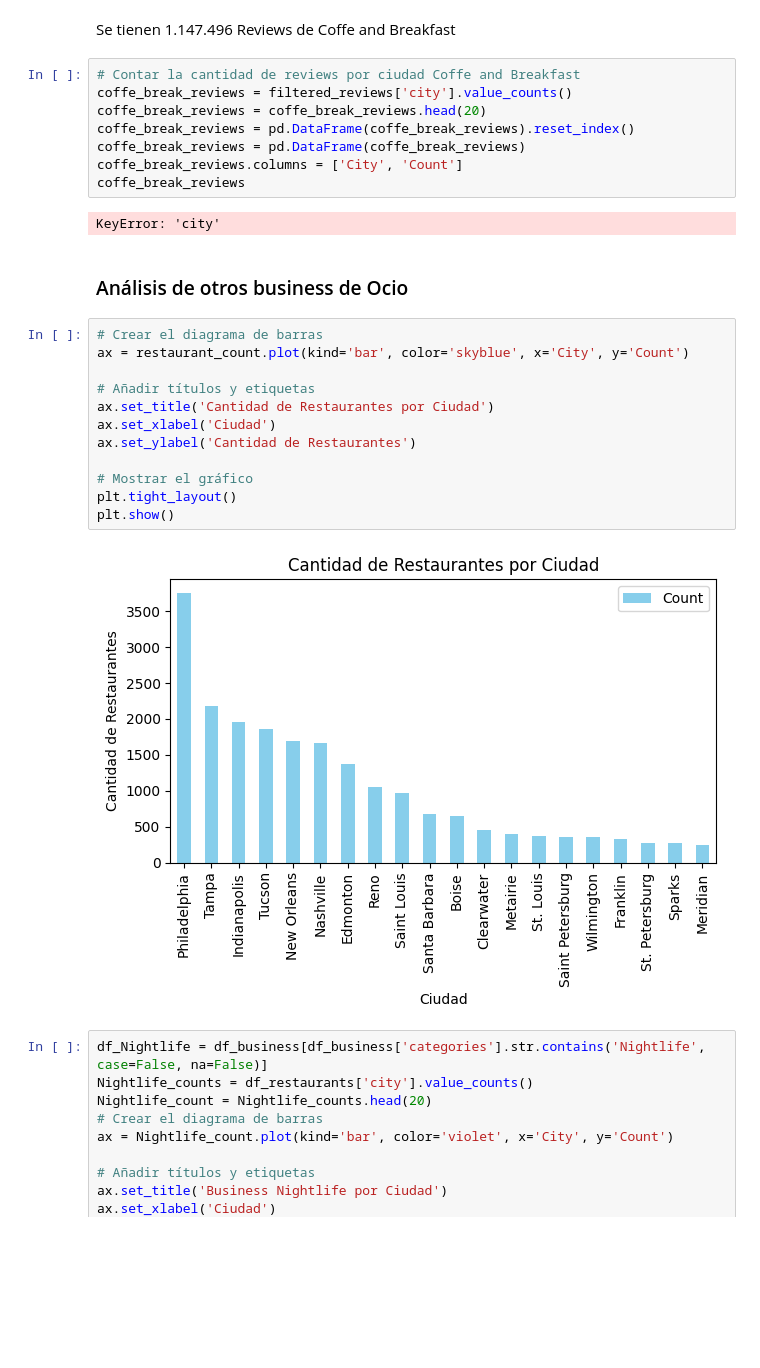
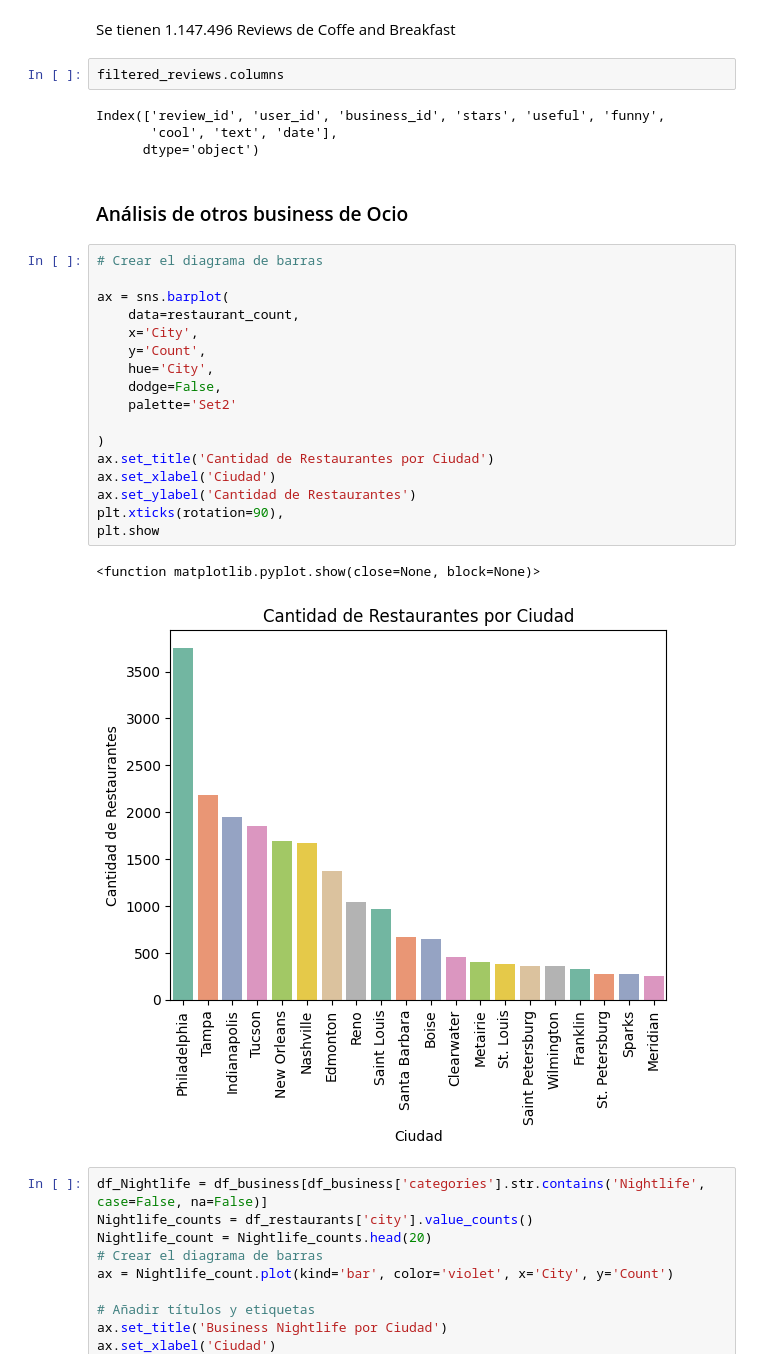
Before and after one commit to SDCaFlo/datapt11_pf_grupo02, a Jupyter notebook: EDA-YELP.ipynb, the cells around one changed output. Saved outputs shown, nothing was run; the diff lists cells and outputs as text; blank space fills up the shorter version.

Commit message:
coffe - breakfast

```diff
--- a/EDA-YELP.ipynb
+++ b/EDA-YELP.ipynb
@@ -459,31 +497,33 @@ plt.show()
 # %% [markdown]
 Se tienen 1.147.496 Reviews de Coffe and Breakfast
-# %%
-# Contar la cantidad de reviews por ciudad Coffe and Breakfast
-coffe_break_reviews = filtered_reviews['city'].value_counts()
-coffe_break_reviews = coffe_break_reviews.head(20)
-coffe_break_reviews = pd.DataFrame(coffe_break_reviews).reset_index()
-coffe_break_reviews = pd.DataFrame(coffe_break_reviews)
-coffe_break_reviews.columns = ['City', 'Count']
-coffe_break_reviews
-# %% [output]
-KeyError: 'city'
+# %%
+filtered_reviews.columns
+# %% [output]
+Index(['review_id', 'user_id', 'business_id', 'stars', 'useful', 'funny',
+       'cool', 'text', 'date'],
+      dtype='object')
 # %% [markdown]
 <h3 style="color: black;">Análisis de otros business de Ocio</h3>
 # %%
 # Crear el diagrama de barras
-ax = restaurant_count.plot(kind='bar', color='skyblue', x='City', y='Count')
 
-# Añadir títulos y etiquetas
+ax = sns.barplot(
+    data=restaurant_count,
+    x='City',
+    y='Count',
+    hue='City',
+    dodge=False,
+    palette='Set2'
+
+)
 ax.set_title('Cantidad de Restaurantes por Ciudad')
 ax.set_xlabel('Ciudad')
 ax.set_ylabel('Cantidad de Restaurantes')
-
-# Mostrar el gráfico
-plt.tight_layout()
-plt.show()
+plt.xticks(rotation=90),
+plt.show
 # %% [output]
+<function matplotlib.pyplot.show(close=None, block=None)>
-[figure, old version]
+[figure, new version]
 # %%
 df_Nightlife = df_business[df_business['categories'].str.contains('Nightlife', case=False, na=False)]
 Nightlife_counts = df_restaurants['city'].value_counts()
```
Also changed, not shown: parts of 8 cells of this notebook, 2 other files.
